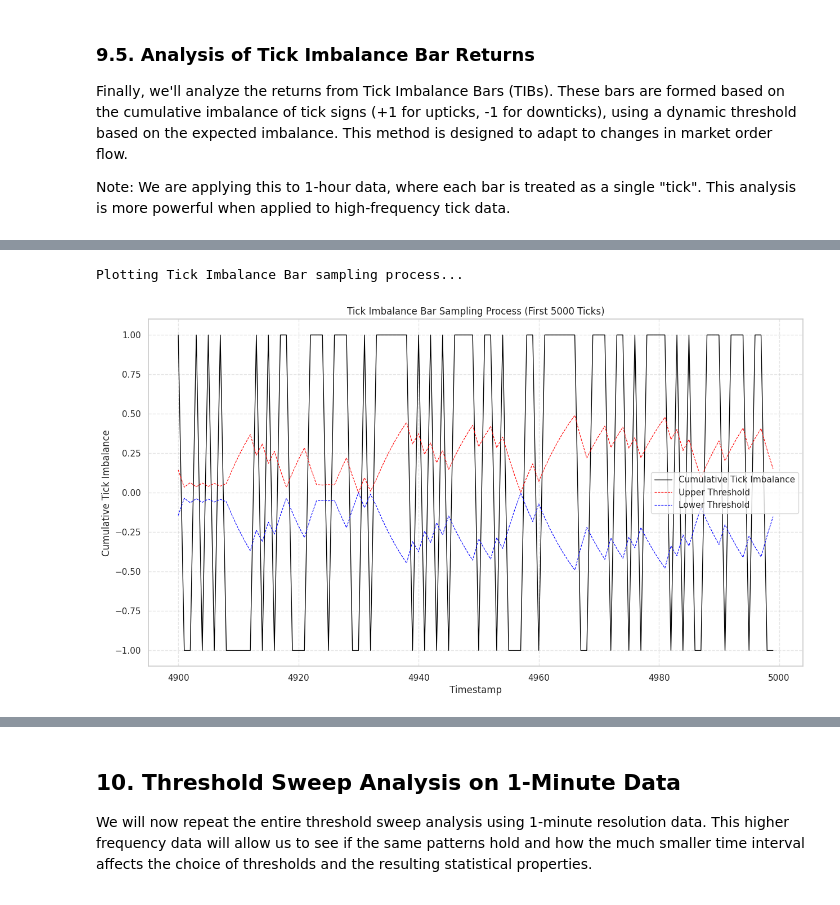
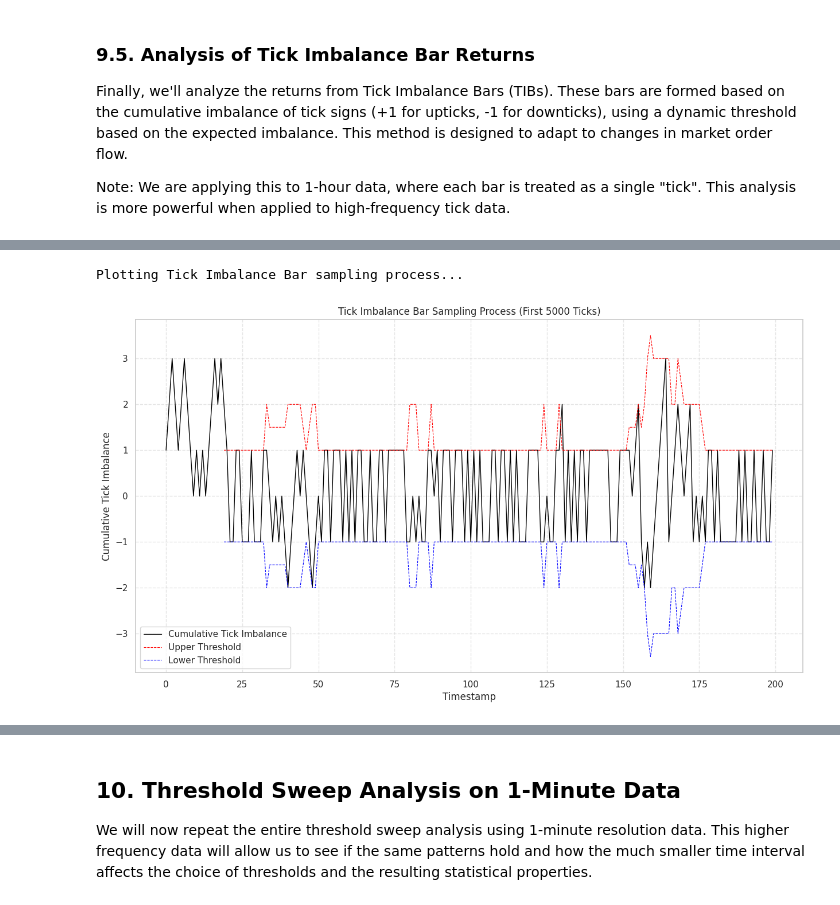
Before and after one commit to LeoCenturion/ceia-tpf, a Jupyter notebook: data_analysis/data_analysis.ipynb, the cells around one changed output, grey strips where cells are left out. Cells and saved outputs as stored; diff of their text form; code cells hidden in the pictures.

```diff
--- a/data_analysis/data_analysis.ipynb
+++ b/data_analysis/data_analysis.ipynb
@@ -1020,7 +1020,9 @@ print("\nAnalyzing statistical properties of Tick Imbalance Bar returns...")
 # as the default of 1 would lead to a bar per tick.
 tick_imbalance_bars, thresholds, cum_imb = create_tick_imbalance_bars(
     df_for_bars,
-    initial_bar_size_estimate=24
+    threshold_type="dynamic_runs",
+    initial_bar_size_estimate=24,
+    window_run_length=20
 )
 
 if not tick_imbalance_bars.empty:
@@ -1054,7 +1071,7 @@ if not tick_imbalance_bars.empty:
     print("Plotting Tick Imbalance Bar sampling process...")
 
     # Limit plot to a smaller window for readability if the dataset is large
-    plot_window = df_for_bars.index[4900:5000] # Plot first ~5000 data points
+    plot_window = df_for_bars.index[:200] # Plot first ~5000 data points
 
     plt.figure(figsize=(15, 8))
 
@@ -1064,31 +1081,31 @@ if not tick_imbalance_bars.empty:
     # Plot dynamic thresholds
     plt.plot(plot_window, thresholds.loc[plot_window], label='Upper Threshold', color='red', linestyle='--', linewidth=0.8)
     plt.plot(plot_window, -thresholds.loc[plot_window], label='Lower Threshold', color='blue', linestyle='--', linewidth=0.8)
 
     # Mark the points where bars were sampled
     sample_points = tick_imbalance_bars.index
     sample_points_in_window = sample_points[sample_points.isin(plot_window)]
 
     if not sample_points_in_window.empty:
         plt.scatter(
             sample_points_in_window,
             cum_imb.loc[sample_points_in_window],
             color='lime',
             marker='o',
             s=50,
             label='Bar Sampled',
             zorder=5 # Plot on top
         )
 
     plt.title('Tick Imbalance Bar Sampling Process (First 5000 Ticks)')
     plt.xlabel('Timestamp')
     plt.ylabel('Cumulative Tick Imbalance')
     plt.legend()
     # plt.xlim(datetime.datetime(2023,1,1), datetime.datetime(2024,1,1))
     plt.grid(True, which="both", ls="--", alpha=0.5)
     plt.show()
 else:
     print("No Tick Imbalance Bars were created, skipping plot.")
 # %% [output]
 Plotting Tick Imbalance Bar sampling process...
-[figure, old version]
+[figure, new version]
```
Also changed, not shown: parts of 5 cells of this notebook, 1 other file.
